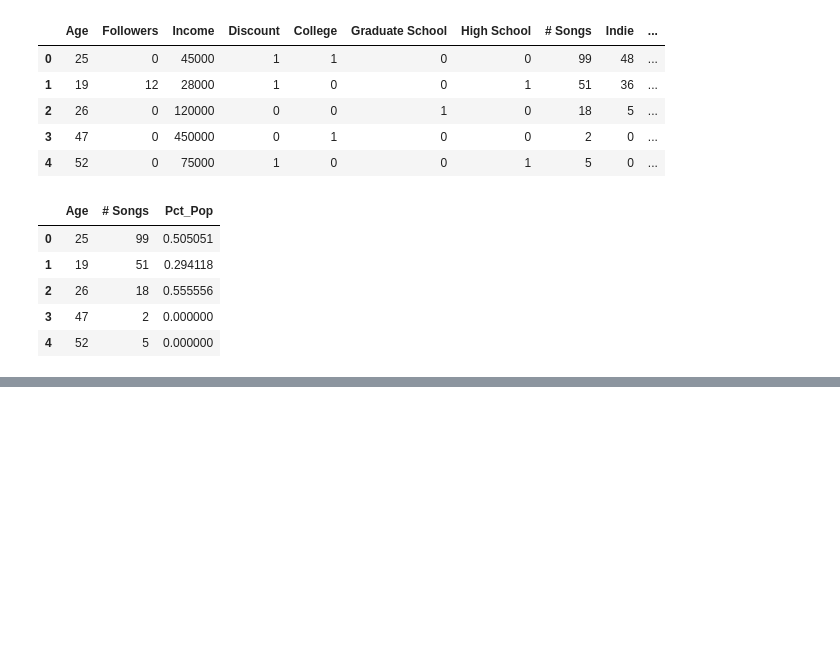
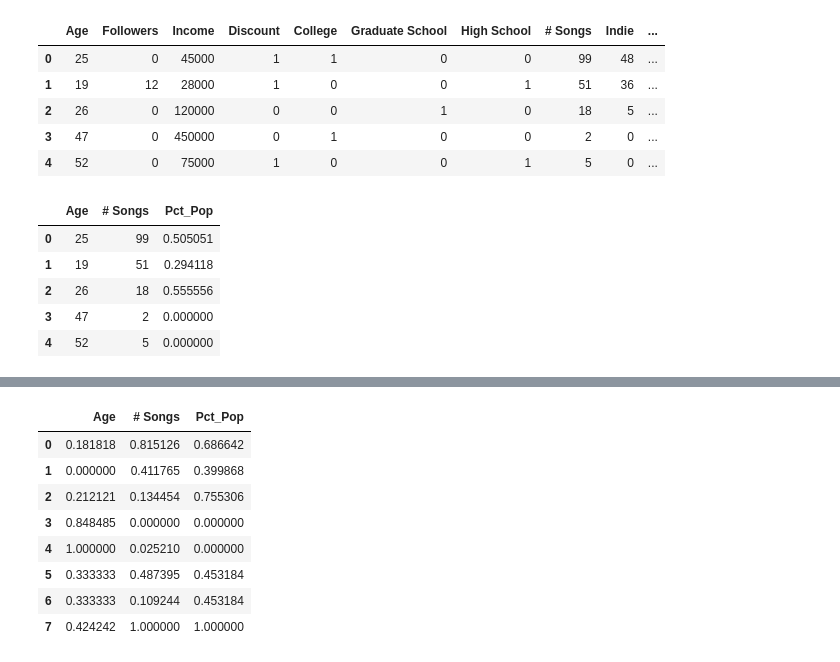
Before and after one commit to Camiloesp/PythonDataScience_UnsupervisedML, a Jupyter notebook: 1_DataPrep.ipynb, the cells around one changed output, grey strips where cells are left out. Saved outputs shown, nothing was run; the diff lists cells and outputs as text; code cells hidden in the pictures; blank space fills up the shorter version.

```diff
--- a/1_DataPrep.ipynb
+++ b/1_DataPrep.ipynb
@@ -537,0 +542,6 @@ model_subset.head()
+# %%
+# 1) Import min-max scalar
+from sklearn.preprocessing import MinMaxScaler
+
+# Instanciate object
+mm_scalar = MinMaxScaler()
@@ -537,0 +557,2 @@ model_subset.head()
+# %%
+mm_scalar.fit(model_subset) # This looked at the model_subset data frame and calculated min and max of all columns
@@ -537,0 +581,4 @@ model_subset.head()
+# %%
+# Do the steps above more efficiently by calling it in one line of code
+normalized = mm_scalar.fit_transform(model_subset) # Finds min-max and transform data
+normalized
@@ -537,0 +594,12 @@ model_subset.head()
+# %%
+pd.DataFrame(normalized,columns=model_subset.columns)
+# %% [output]
+|  | Age | # Songs | Pct_Pop |
+| 0 | 0.181818 | 0.815126 | 0.686642 |
+| 1 | 0.000000 | 0.411765 | 0.399868 |
+| 2 | 0.212121 | 0.134454 | 0.755306 |
+| 3 | 0.848485 | 0.000000 | 0.000000 |
+| 4 | 1.000000 | 0.025210 | 0.000000 |
+| 5 | 0.333333 | 0.487395 | 0.453184 |
+| 6 | 0.333333 | 0.109244 | 0.453184 |
+| 7 | 0.424242 | 1.000000 | 1.000000 |
```
Also changed, not shown: parts of 8 cells of this notebook, 1 other file.
